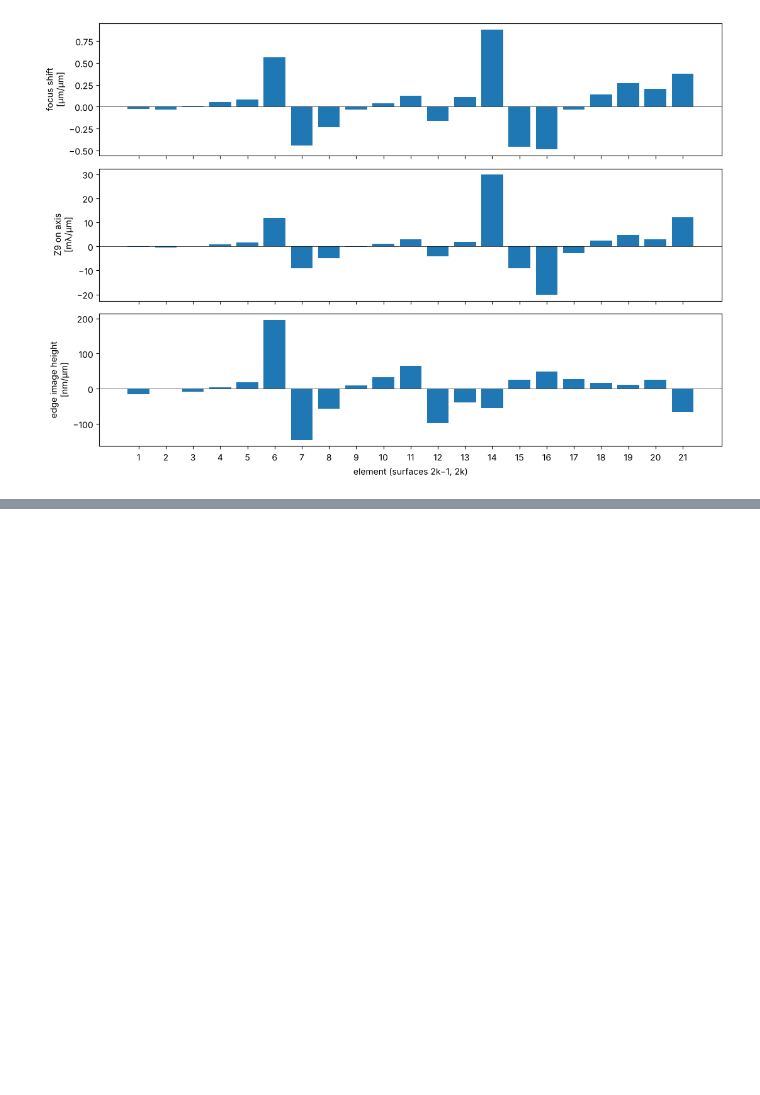
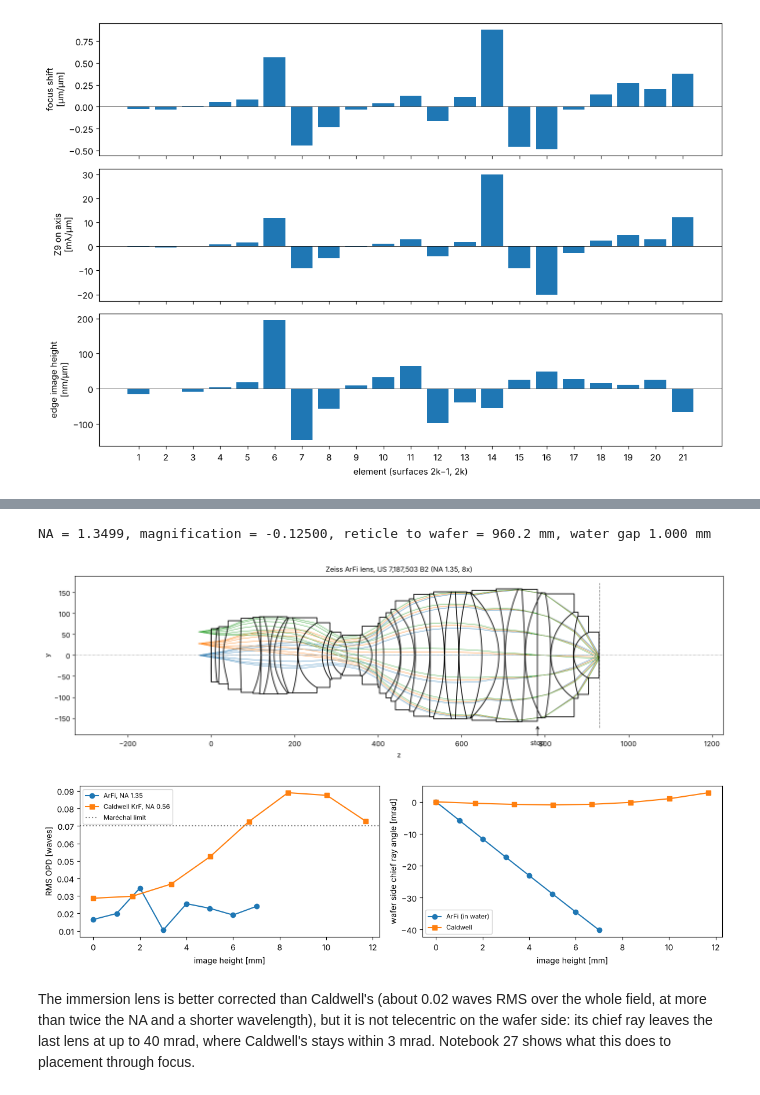
Before and after one commit to aeberspaecher/pyoptics, a Jupyter notebook: notebooks/24_ray_tracing.ipynb, the cells around one changed output, grey strips where cells are left out. Saved outputs shown, nothing was run; the diff lists cells and outputs as text; code cells hidden in the pictures; blank space fills up the shorter version.

```diff
--- a/notebooks/24_ray_tracing.ipynb
+++ b/notebooks/24_ray_tracing.ipynb
@@ -804,3 +816,43 @@ plt.tight_layout()
+# %%
+arfi = rt.zeiss_arfi_lens()
+p_arfi = arfi.paraxial()
+print("NA = {:.4f}, magnification = {:.5f}, reticle to wafer = {:.1f} mm, water gap {:.3f} mm".format(
+    arfi.pupil(0.0, 33).NA, p_arfi.magnification, arfi.object_distance + arfi.image_z,
+    arfi.surfaces[-1].thickness))
+
+fig, ax = plt.subplots(figsize=(14, 4.2))
+arfi.draw(ax, fields=[0.0, 28.0, 56.0], n_rays=7, lw=0.6)
+z_stop = arfi.vertex_z[arfi.stop_index]
+ax.annotate("stop", (z_stop, -165), (z_stop, -215), ha="center", arrowprops=dict(arrowstyle="->"))
+ax.set_title("Zeiss ArFi lens, US 7,187,503 B2 (NA 1.35, 8x)", fontsize=10)
+plt.tight_layout()
+
+hs = np.linspace(0, 56.0, 8)
+rms = [arfi.rms_opd(h, 33) for h in hs]
+chief = [arfi.trace_pupil(h) for h in hs]
+tele = [1e3*c.directions[-1, 0, 1] for c in chief]
+fig, axes = plt.subplots(1, 2, figsize=(12, 3.4))
+axes[0].plot(hs/8, rms, "o-", label="ArFi, NA 1.35")
+axes[0].plot(np.linspace(0, 46.8, 8)/4, [litho.rms_opd(h, 33) for h in np.linspace(0, 46.8, 8)], "s-",
+             label="Caldwell KrF, NA 0.56")
+axes[0].axhline(0.07, color="0.5", ls=":", label="Maréchal limit")
+axes[0].set_xlabel("image height [mm]"), axes[0].set_ylabel("RMS OPD [waves]"), axes[0].legend(fontsize=8)
+axes[1].plot(hs/8, tele, "o-", label="ArFi (in water)")
+axes[1].plot(np.linspace(0, 46.8, 8)/4, [1e3*litho.trace_pupil(h).directions[-1, 0, 1] for h in np.linspace(0, 46.8, 8)],
+             "s-", label="Caldwell")
+axes[1].set_xlabel("image height [mm]"), axes[1].set_ylabel("wafer side chief ray angle [mrad]")
+axes[1].legend(fontsize=8)
+plt.tight_layout()
+# %% [output]
+NA = 1.3499, magnification = -0.12500, reticle to wafer = 960.2 mm, water gap 1.000 mm
+[figure, added]
+[figure, added]
+# %% [markdown]
+The immersion lens is better corrected than Caldwell's (about 0.02 waves
+RMS over the whole field, at more than twice the NA and a shorter
+wavelength), but it is not telecentric on the wafer side: its chief ray
+leaves the last lens at up to 40 mrad, where Caldwell's stays within 3 mrad.
+Notebook 27 shows what this does to placement through focus.
 # %% [markdown]
 ## Summary
 
```
Also changed, not shown: parts of 2 cells of this notebook, 5 other files.
